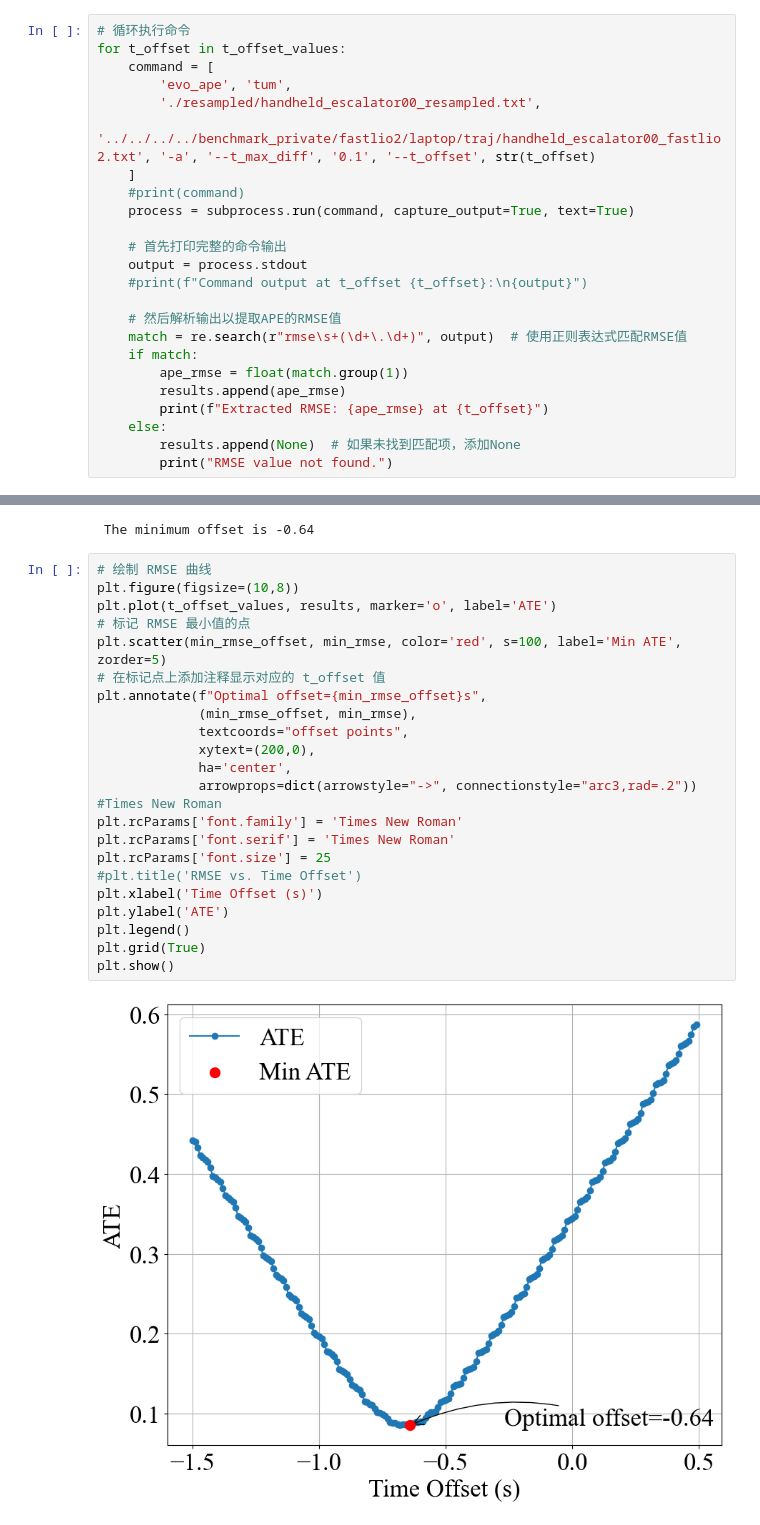
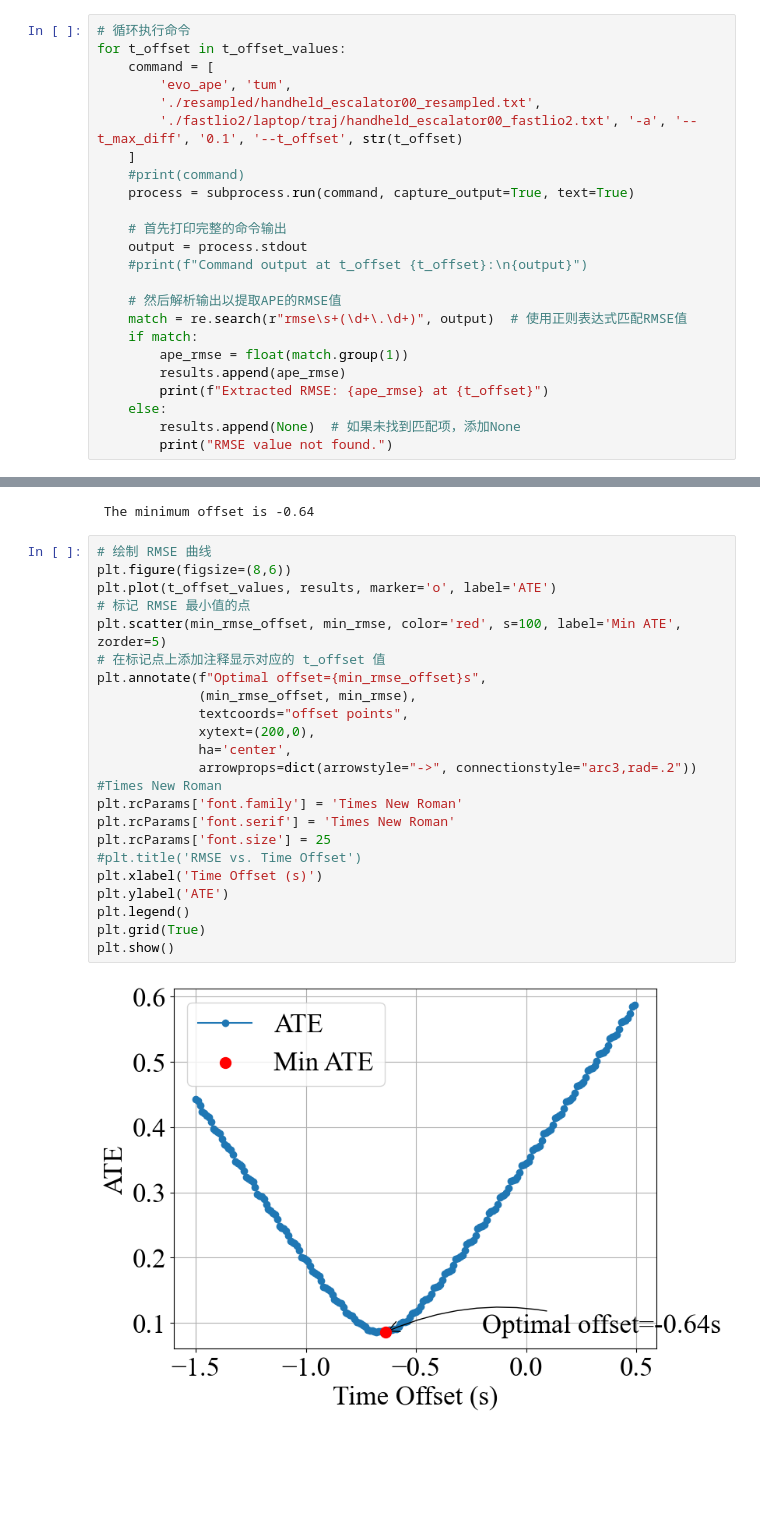
Before and after one commit to fusionportable/fusionportable_dataset_tools, a Jupyter notebook: tools/ms60_pipeline/paper_plot/correlation.ipynb, the cells around one changed output, grey strips where cells are left out. Drawn from its saved outputs; the diff is of its cells as text; blank space fills up the shorter version.

```diff
--- a/tools/ms60_pipeline/paper_plot/correlation.ipynb
+++ b/tools/ms60_pipeline/paper_plot/correlation.ipynb
@@ -28,7 +28,7 @@ for t_offset in t_offset_values:
     command = [
         'evo_ape', 'tum',
         './resampled/handheld_escalator00_resampled.txt',
-        '../../../../benchmark_private/fastlio2/laptop/traj/handheld_escalator00_fastlio2.txt', '-a', '--t_max_diff', '0.1', '--t_offset', str(t_offset)
+        './fastlio2/laptop/traj/handheld_escalator00_fastlio2.txt', '-a', '--t_max_diff', '0.1', '--t_offset', str(t_offset)
     ]
     #print(command)
     process = subprocess.run(command, capture_output=True, text=True)
@@ -83,26 +83,26 @@ print(f" The minimum offset is {min_rmse_offset}")
  The minimum offset is -0.64
 # %%
 # 绘制 RMSE 曲线
-plt.figure(figsize=(10,8))
+plt.figure(figsize=(8,6))
 plt.plot(t_offset_values, results, marker='o', label='ATE')
 # 标记 RMSE 最小值的点
 plt.scatter(min_rmse_offset, min_rmse, color='red', s=100, label='Min ATE', zorder=5)
 # 在标记点上添加注释显示对应的 t_offset 值
 plt.annotate(f"Optimal offset={min_rmse_offset}s",
              (min_rmse_offset, min_rmse),
              textcoords="offset points",
              xytext=(200,0),
              ha='center',
              arrowprops=dict(arrowstyle="->", connectionstyle="arc3,rad=.2"))
 #Times New Roman
 plt.rcParams['font.family'] = 'Times New Roman'
 plt.rcParams['font.serif'] = 'Times New Roman'
 plt.rcParams['font.size'] = 25
 #plt.title('RMSE vs. Time Offset')
 plt.xlabel('Time Offset (s)')
 plt.ylabel('ATE')
 plt.legend()
 plt.grid(True)
 plt.show()
 # %% [output]
-[figure, old version]
+[figure, new version]
```
Also changed, not shown: 8 other files.
